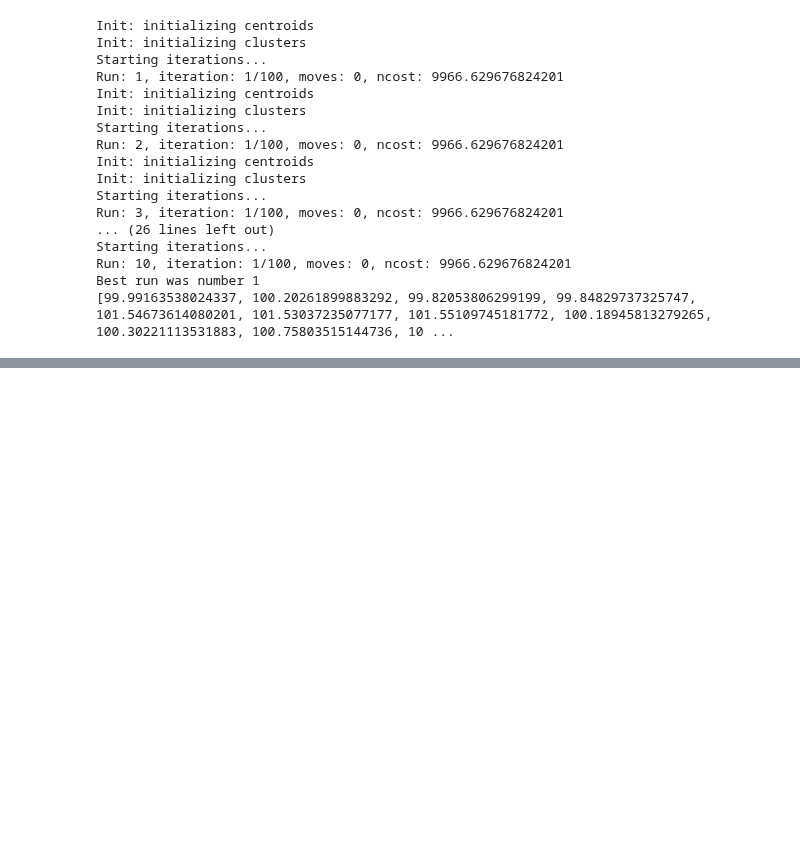
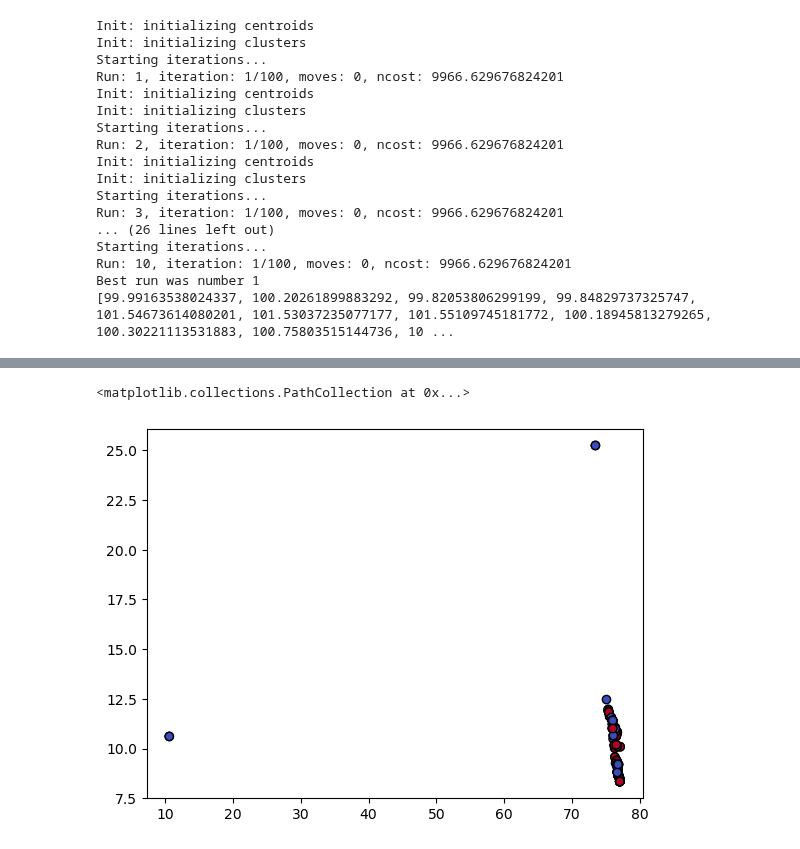
Before and after one commit to BU-Spark/pitne-season-watch, a Jupyter notebook: ML Experimentation.ipynb, the cells around one changed output, grey strips where cells are left out. Saved outputs shown, nothing was run; the diff lists cells and outputs as text; code cells hidden in the pictures; blank space fills up the shorter version.

```diff
--- a/ML Experimentation.ipynb
+++ b/ML Experimentation.ipynb
@@ -197,3 +227,8 @@ display(df_noNaN[df_noNaN["Predictions"] == 1])
+# %%
+plt.scatter(df_noNaN['Long'], df_noNaN['Lat'], c=df_noNaN['Predictions'], cmap='coolwarm', edgecolors='k')
+# %% [output]
+<matplotlib.collections.PathCollection at 0x...>
+[figure, added]
 # %%
 ''' Agglomerative Clustering '''
 
```
Also changed, not shown: parts of 3 cells of this notebook, 1 other file.
